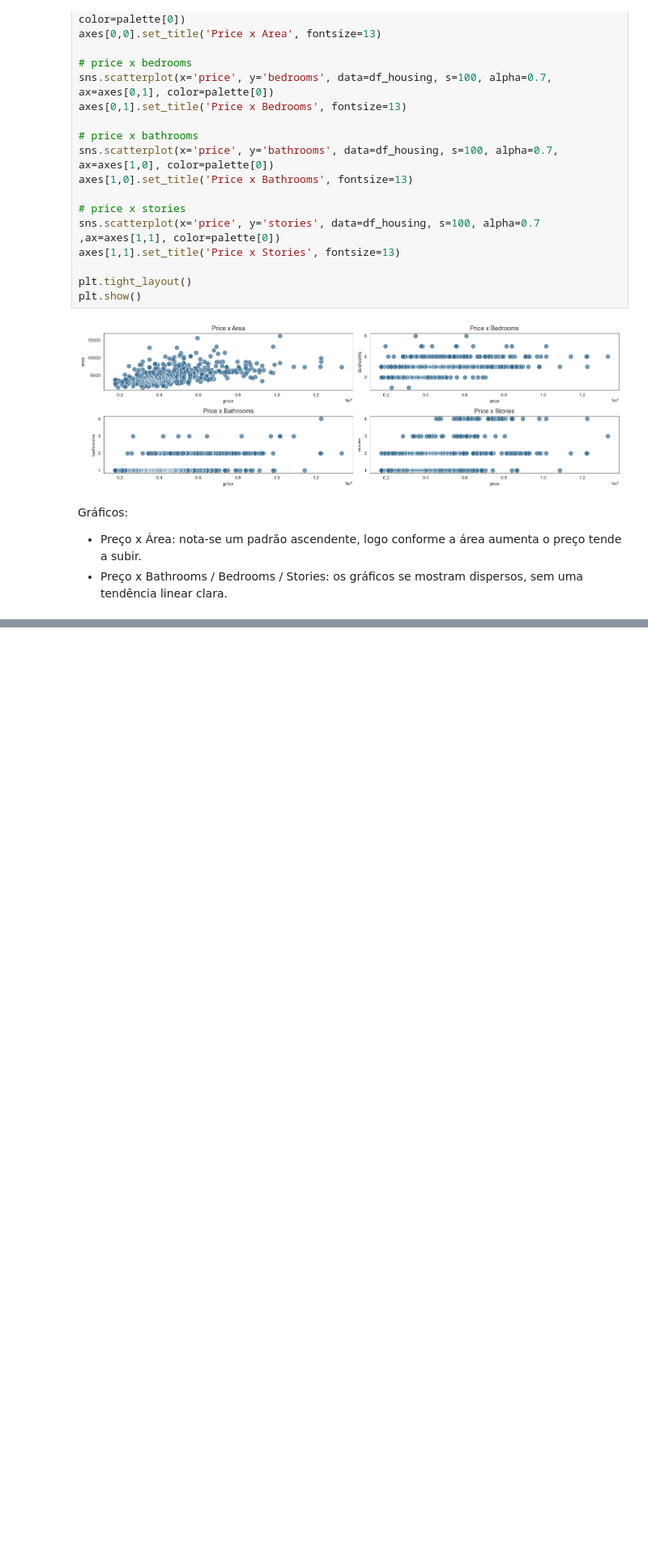
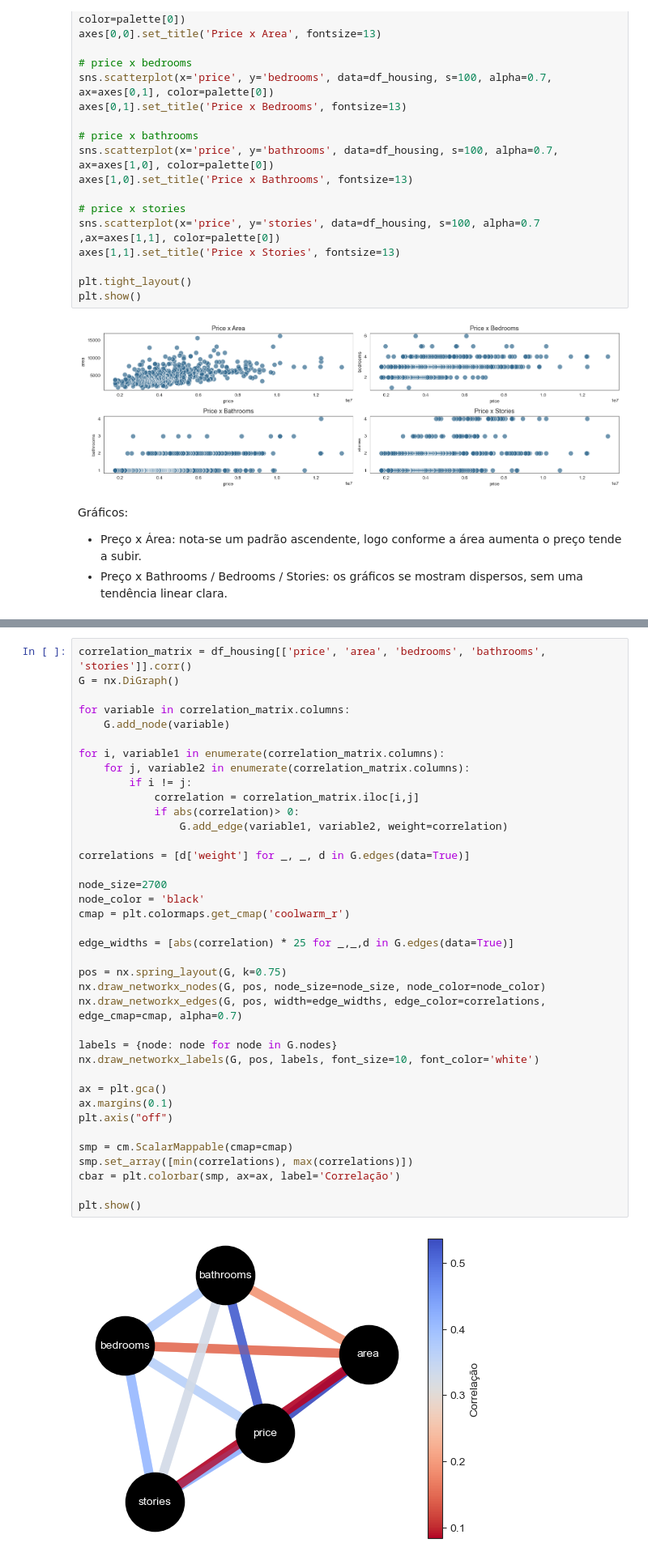
Before and after one commit to 1998-sys/Housing-Prices, a Jupyter notebook: notebooks/houses_price.ipynb, the cells around one changed output, grey strips where cells are left out. Shown at 81% size. Cells and saved outputs as stored; diff of their text form; blank space fills up the shorter version.

```diff
--- a/notebooks/houses_price.ipynb
+++ b/notebooks/houses_price.ipynb
@@ -215,0 +218,40 @@ plt.show()
+# %%
+correlation_matrix = df_housing[['price', 'area', 'bedrooms', 'bathrooms', 'stories']].corr()
+G = nx.DiGraph()
+
+for variable in correlation_matrix.columns:
+    G.add_node(variable)
+
+for i, variable1 in enumerate(correlation_matrix.columns):
+    for j, variable2 in enumerate(correlation_matrix.columns):
+        if i != j:
+            correlation = correlation_matrix.iloc[i,j]
+            if abs(correlation)> 0:
+                G.add_edge(variable1, variable2, weight=correlation)
+
+correlations = [d['weight'] for _, _, d in G.edges(data=True)]
+
+node_size=2700
+node_color = 'black'
+cmap = plt.colormaps.get_cmap('coolwarm_r')
+
+edge_widths = [abs(correlation) * 25 for _,_,d in G.edges(data=True)]
+
+pos = nx.spring_layout(G, k=0.75)
+nx.draw_networkx_nodes(G, pos, node_size=node_size, node_color=node_color)
+nx.draw_networkx_edges(G, pos, width=edge_widths, edge_color=correlations, edge_cmap=cmap, alpha=0.7)
+
+labels = {node: node for node in G.nodes}
+nx.draw_networkx_labels(G, pos, labels, font_size=10, font_color='white')
+
+ax = plt.gca()
+ax.margins(0.1)
+plt.axis("off")
+
+smp = cm.ScalarMappable(cmap=cmap)
+smp.set_array([min(correlations), max(correlations)])
+cbar = plt.colorbar(smp, ax=ax, label='Correlação')
+
+plt.show()
+# %% [output]
+[figure, added]
```
Also changed, not shown: parts of 3 cells of this notebook.
